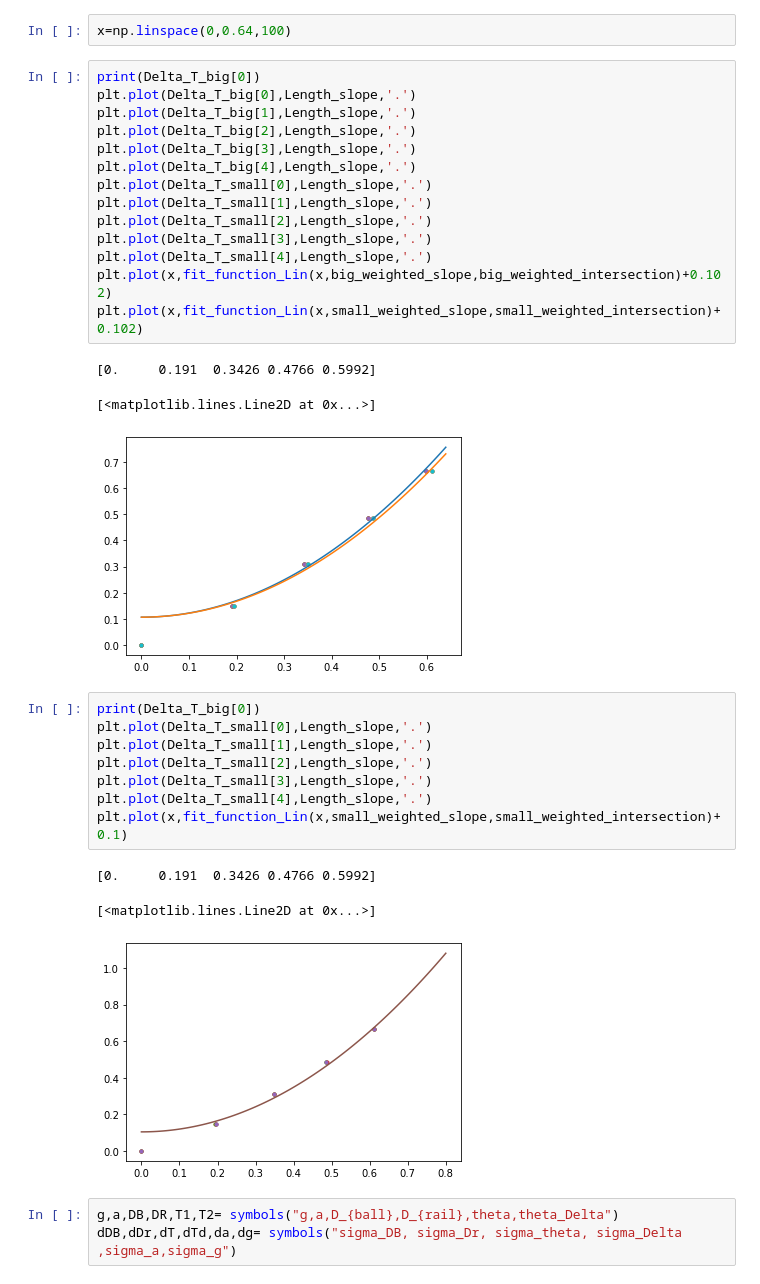
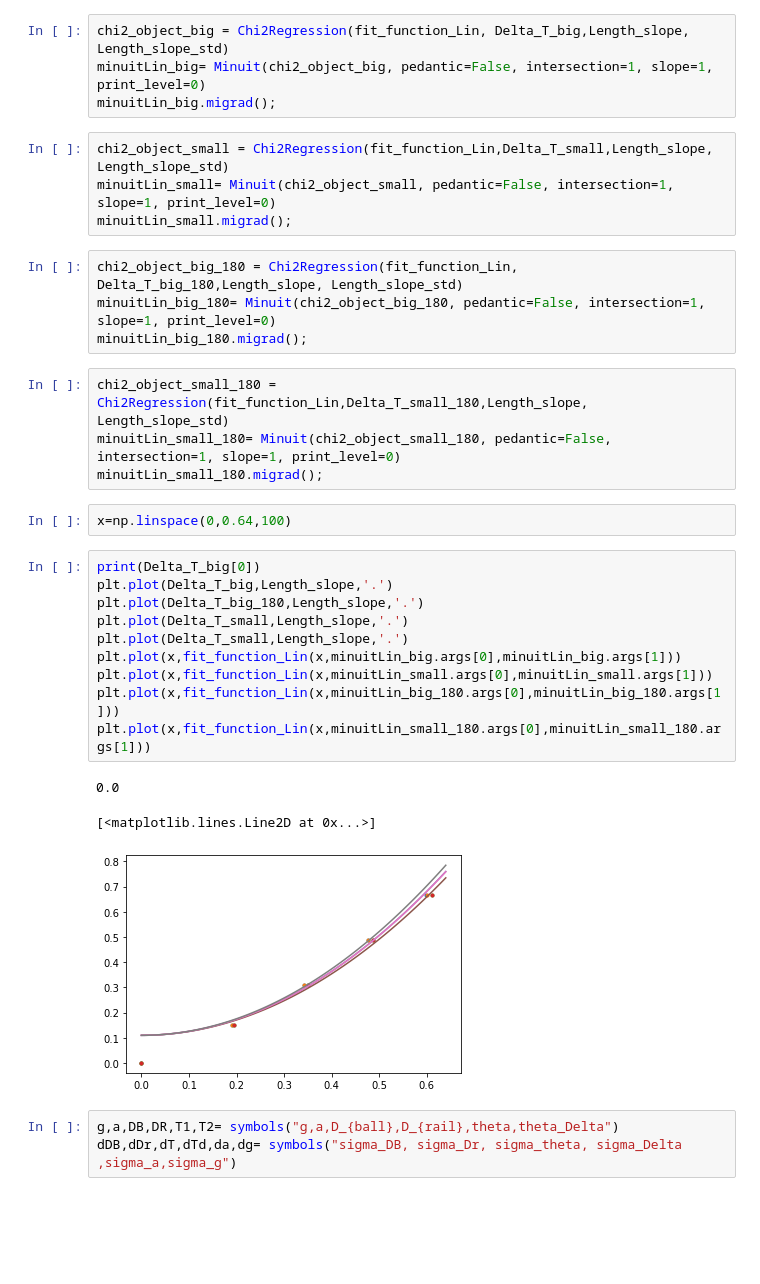
Before and after one commit to Shadesfear/appstat, a Jupyter notebook: scripts/Rolling_ball.ipynb, the cells around one changed output. Saved outputs shown, nothing was run; the diff lists cells and outputs as text; blank space fills up the shorter version.

```diff
--- a/scripts/Rolling_ball.ipynb
+++ b/scripts/Rolling_ball.ipynb
@@ -84,35 +66,35 @@ small_weighted_intersection_180,small_uncertainty_intersection_180=weighted_mean
+# %%
+chi2_object_big = Chi2Regression(fit_function_Lin, Delta_T_big,Length_slope, Length_slope_std)
+minuitLin_big= Minuit(chi2_object_big, pedantic=False, intersection=1, slope=1, print_level=0)
+minuitLin_big.migrad();
+# %%
+chi2_object_small = Chi2Regression(fit_function_Lin,Delta_T_small,Length_slope, Length_slope_std)
+minuitLin_small= Minuit(chi2_object_small, pedantic=False, intersection=1, slope=1, print_level=0)
+minuitLin_small.migrad();
+# %%
+chi2_object_big_180 = Chi2Regression(fit_function_Lin, Delta_T_big_180,Length_slope, Length_slope_std)
+minuitLin_big_180= Minuit(chi2_object_big_180, pedantic=False, intersection=1, slope=1, print_level=0)
+minuitLin_big_180.migrad();
+# %%
+chi2_object_small_180 = Chi2Regression(fit_function_Lin,Delta_T_small_180,Length_slope, Length_slope_std)
+minuitLin_small_180= Minuit(chi2_object_small_180, pedantic=False, intersection=1, slope=1, print_level=0)
+minuitLin_small_180.migrad();
 # %%
 x=np.linspace(0,0.64,100)
-# %%
-print(Delta_T_big[0])
-plt.plot(Delta_T_big[0],Length_slope,'.')
-plt.plot(Delta_T_big[1],Length_slope,'.')
-plt.plot(Delta_T_big[2],Length_slope,'.')
-plt.plot(Delta_T_big[3],Length_slope,'.')
-plt.plot(Delta_T_big[4],Length_slope,'.')
-plt.plot(Delta_T_small[0],Length_slope,'.')
-plt.plot(Delta_T_small[1],Length_slope,'.')
-plt.plot(Delta_T_small[2],Length_slope,'.')
-plt.plot(Delta_T_small[3],Length_slope,'.')
-plt.plot(Delta_T_small[4],Length_slope,'.')
-plt.plot(x,fit_function_Lin(x,big_weighted_slope,big_weighted_intersection)+0.102)
-plt.plot(x,fit_function_Lin(x,small_weighted_slope,small_weighted_intersection)+0.102)
-# %% [output]
-[0.     0.191  0.3426 0.4766 0.5992]
-[<matplotlib.lines.Line2D at 0x...>]
-[figure, removed]
-# %%
-print(Delta_T_big[0])
-plt.plot(Delta_T_small[0],Length_slope,'.')
-plt.plot(Delta_T_small[1],Length_slope,'.')
-plt.plot(Delta_T_small[2],Length_slope,'.')
-plt.plot(Delta_T_small[3],Length_slope,'.')
-plt.plot(Delta_T_small[4],Length_slope,'.')
-plt.plot(x,fit_function_Lin(x,small_weighted_slope,small_weighted_intersection)+0.1)
-# %% [output]
-[0.     0.191  0.3426 0.4766 0.5992]
-[<matplotlib.lines.Line2D at 0x...>]
-[figure, removed]
+# %%
+print(Delta_T_big[0])
+plt.plot(Delta_T_big,Length_slope,'.')
+plt.plot(Delta_T_big_180,Length_slope,'.')
+plt.plot(Delta_T_small,Length_slope,'.')
+plt.plot(Delta_T_small,Length_slope,'.')
+plt.plot(x,fit_function_Lin(x,minuitLin_big.args[0],minuitLin_big.args[1]))
+plt.plot(x,fit_function_Lin(x,minuitLin_small.args[0],minuitLin_small.args[1]))
+plt.plot(x,fit_function_Lin(x,minuitLin_big_180.args[0],minuitLin_big_180.args[1]))
+plt.plot(x,fit_function_Lin(x,minuitLin_small_180.args[0],minuitLin_small_180.args[1]))
+# %% [output]
+0.0
+[<matplotlib.lines.Line2D at 0x...>]
+[figure, added]
 # %%
 g,a,DB,DR,T1,T2= symbols("g,a,D_{ball},D_{rail},theta,theta_Delta")
 dDB,dDr,dT,dTd,da,dg= symbols("sigma_DB, sigma_Dr, sigma_theta, sigma_Delta ,sigma_a,sigma_g")
```
Also changed, not shown: parts of 17 cells of this notebook, 4 other files.
